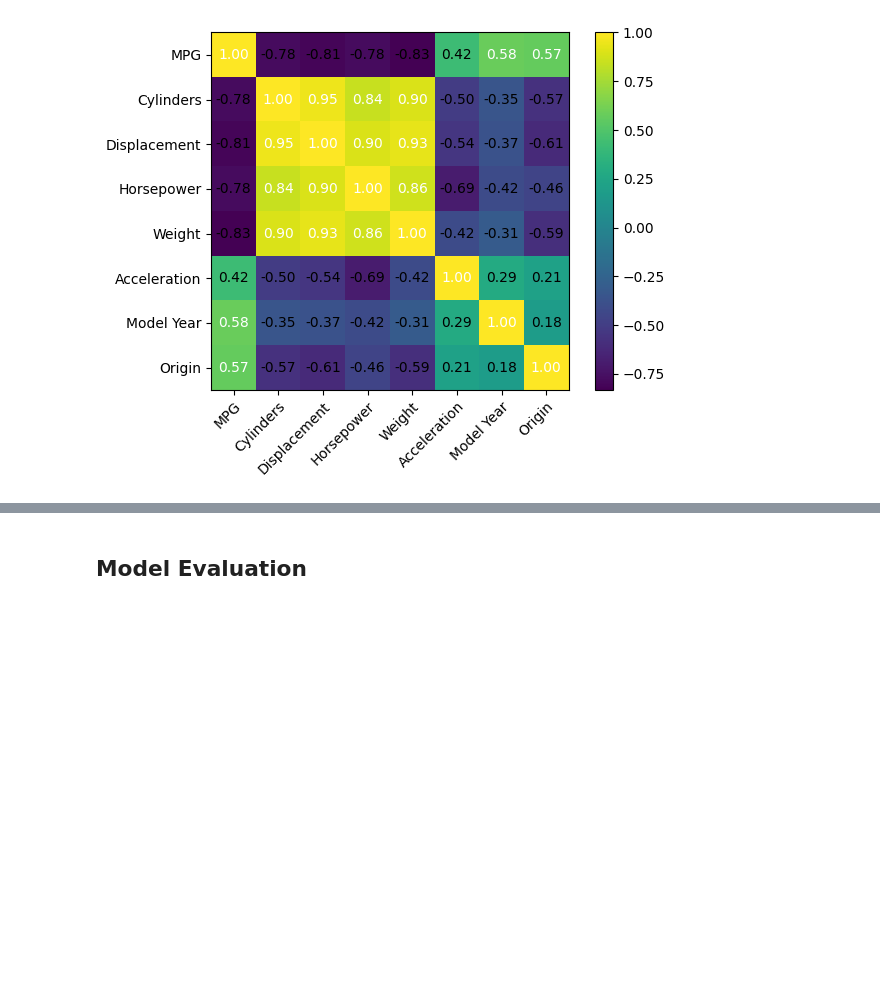
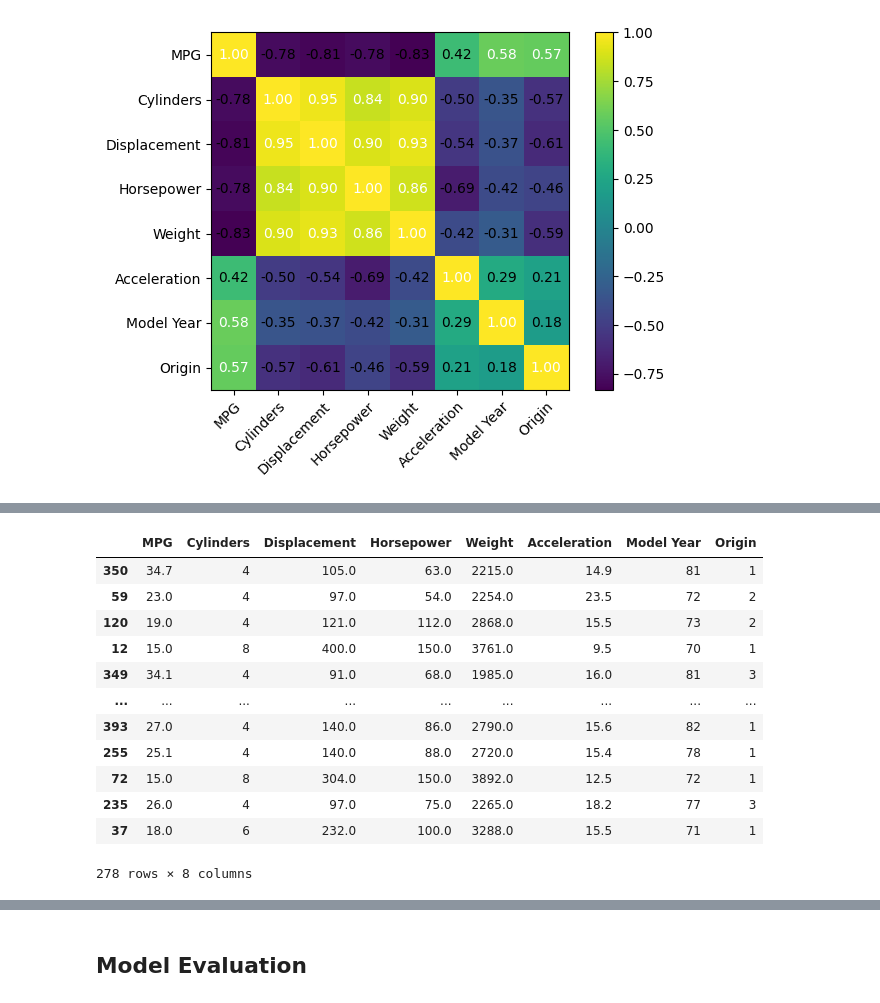
Before and after one commit to MarioRasconMerinoML/Machine_Learning, a Jupyter notebook: Regression_Problems/Predicting_Car_Fuel_Consumption/Predicting_Fuel_Consumption_with_Keras_TF.ipynb, the cells around one changed output, grey strips where cells are left out. Drawn from its saved outputs; the diff is of its cells as text; code cells hidden in the pictures; blank space fills up the shorter version.

```diff
--- a/Regression_Problems/Predicting_Car_Fuel_Consumption/Predicting_Fuel_Consumption_with_Keras_TF.ipynb
+++ b/Regression_Problems/Predicting_Car_Fuel_Consumption/Predicting_Fuel_Consumption_with_Keras_TF.ipynb
@@ -128,0 +183,20 @@ plt.show()
+# %%
+# Model inputs
+
+df_train, df_test = train_test_split(df, train_size = 0.7, random_state= 1)
+# %%
+df_train
+# %% [output]
+|  | MPG | Cylinders | Displacement | Horsepower | Weight | Acceleration | Model Year | Origin |
+| 350 | 34.7 | 4 | 105.0 | 63.0 | 2215.0 | 14.9 | 81 | 1 |
+| 59 | 23.0 | 4 | 97.0 | 54.0 | 2254.0 | 23.5 | 72 | 2 |
+| 120 | 19.0 | 4 | 121.0 | 112.0 | 2868.0 | 15.5 | 73 | 2 |
+| 12 | 15.0 | 8 | 400.0 | 150.0 | 3761.0 | 9.5 | 70 | 1 |
+| 349 | 34.1 | 4 | 91.0 | 68.0 | 1985.0 | 16.0 | 81 | 3 |
+| ... | ... | ... | ... | ... | ... | ... | ... | ... |
+| 393 | 27.0 | 4 | 140.0 | 86.0 | 2790.0 | 15.6 | 82 | 1 |
+| 255 | 25.1 | 4 | 140.0 | 88.0 | 2720.0 | 15.4 | 78 | 1 |
+| 72 | 15.0 | 8 | 304.0 | 150.0 | 3892.0 | 12.5 | 72 | 1 |
+| 235 | 26.0 | 4 | 97.0 | 75.0 | 2265.0 | 18.2 | 77 | 3 |
+| 37 | 18.0 | 6 | 232.0 | 100.0 | 3288.0 | 15.5 | 71 | 1 |
+278 rows × 8 columns
```
Also changed, not shown: parts of 12 cells of this notebook.
